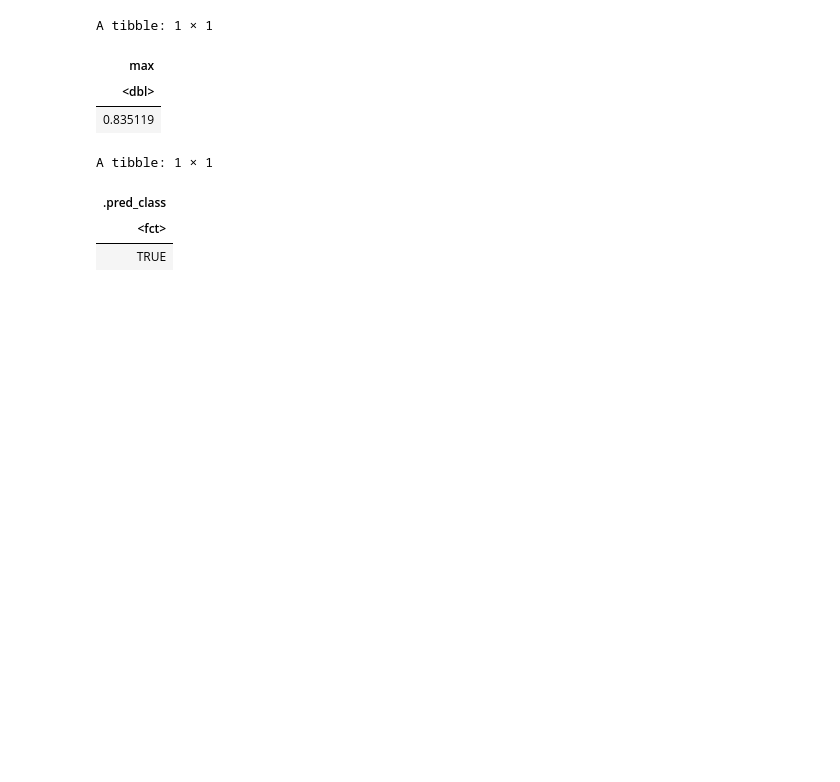
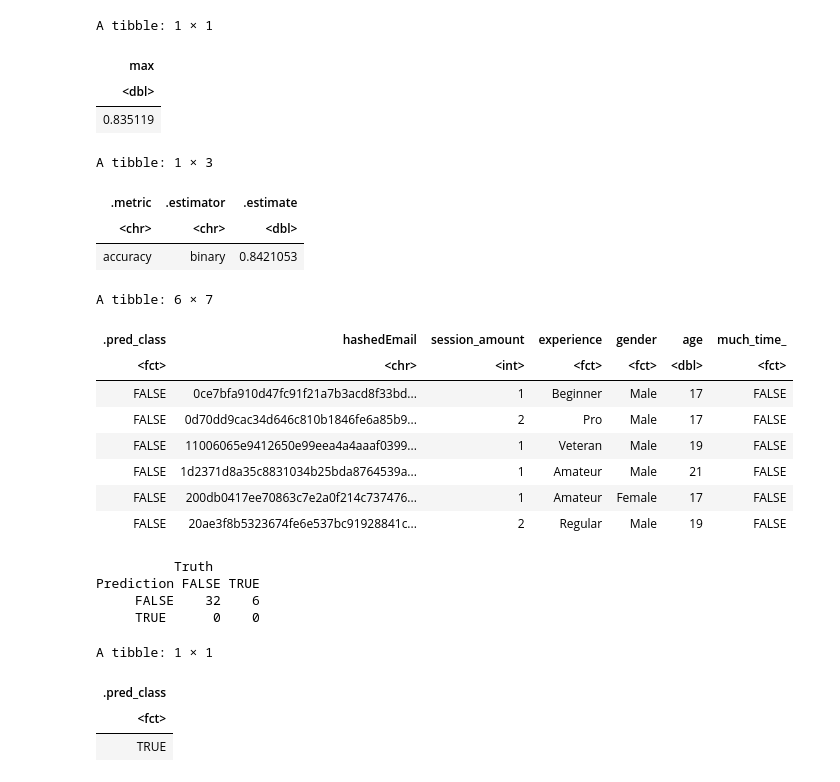
Before and after one commit to odada06/dsci100_group_project, a Jupyter notebook: DSCI100_group_project.ipynb, the cells around one changed output. Drawn from its saved outputs; the diff is of its cells as text; code cells hidden in the pictures; blank space fills up the shorter version.

```diff
--- a/DSCI100_group_project.ipynb
+++ b/DSCI100_group_project.ipynb
@@ -181,7 +181,7 @@ A tibble: 125 × 2
 plaicraft <- left_join(sessions, players, by = "hashedEmail") |>
         filter(experience != "NA") |>
         mutate(much_time_ = as_factor(much_time)) |>
-        select(-much_time, -played_hours)
+        select(-much_time)
 plaicraft
 # %% [output]
 A tibble: 125 × 6
@@ -384,19 +384,45 @@ A tibble: 1 × 1
 # %%
 spec_1.1 <- nearest_neighbor(weight_func = "rectangular", neighbors = 5) |>
         set_engine("kknn") |>
         set_mode("classification")
 
 workflow_2.1 <- workflow() |>
         add_recipe(recipe) |>
         add_model(spec_1.1) |>
         fit(data = plaicraft_train)
 
-cancer_test_predictions <- predict(knn_fit, cancer_test) |>
-  bind_cols(cancer_test)
+test_predictions <- predict(workflow_2.1, plaicraft_test) |>
+  bind_cols(plaicraft_test)
 
-cancer_test_predictions |>
-  metrics(truth = Class, estimate = .pred_class) |>
+test_predictions |>
+  metrics(truth = much_time_, estimate = .pred_class) |>
   filter(.metric == "accuracy")
+head(test_predictions)
+
+confusion_matrix <- test_predictions |>
+             conf_mat(truth = much_time_, estimate = .pred_class)
+confusion_matrix
+
+precision <- test_predictions |>
+             precision(truth = much_time_, estimate = .pred_class)
+# %% [output]
+A tibble: 1 × 3
+| .metric | .estimator | .estimate |
+| <chr> | <chr> | <dbl> |
+| accuracy | binary | 0.8421053 |
+A tibble: 6 × 7
+| .pred_class | hashedEmail | session_amount | experience | gender | age | much_time_ |
+| <fct> | <chr> | <int> | <fct> | <fct> | <dbl> | <fct> |
+| FALSE | 0ce7bfa910d47fc91f21a7b3acd8f33bd... | 1 | Beginner | Male | 17 | FALSE |
+| FALSE | 0d70dd9cac34d646c810b1846fe6a85b9... | 2 | Pro | Male | 17 | FALSE |
+| FALSE | 11006065e9412650e99eea4a4aaaf0399... | 1 | Veteran | Male | 19 | FALSE |
+| FALSE | 1d2371d8a35c8831034b25bda8764539a... | 1 | Amateur | Male | 21 | FALSE |
+| FALSE | 200db0417ee70863c7e2a0f214c737476... | 1 | Amateur | Female | 17 | FALSE |
+| FALSE | 20ae3f8b5323674fe6e537bc91928841c... | 2 | Regular | Male | 19 | FALSE |
+          Truth
+Prediction FALSE TRUE
+     FALSE    32    6
+     TRUE      0    0
 # %%
 new_obs_1 <- tibble(played_hours = 100, session_amount = 200, age = 18, much_time_3 = 2)
 
```
